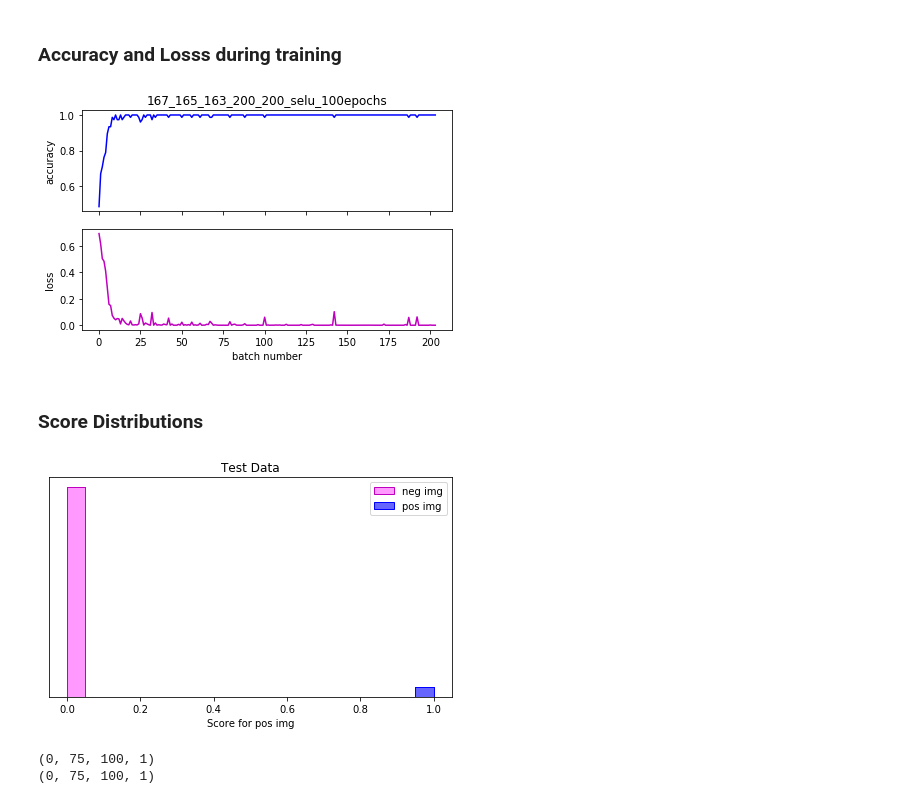
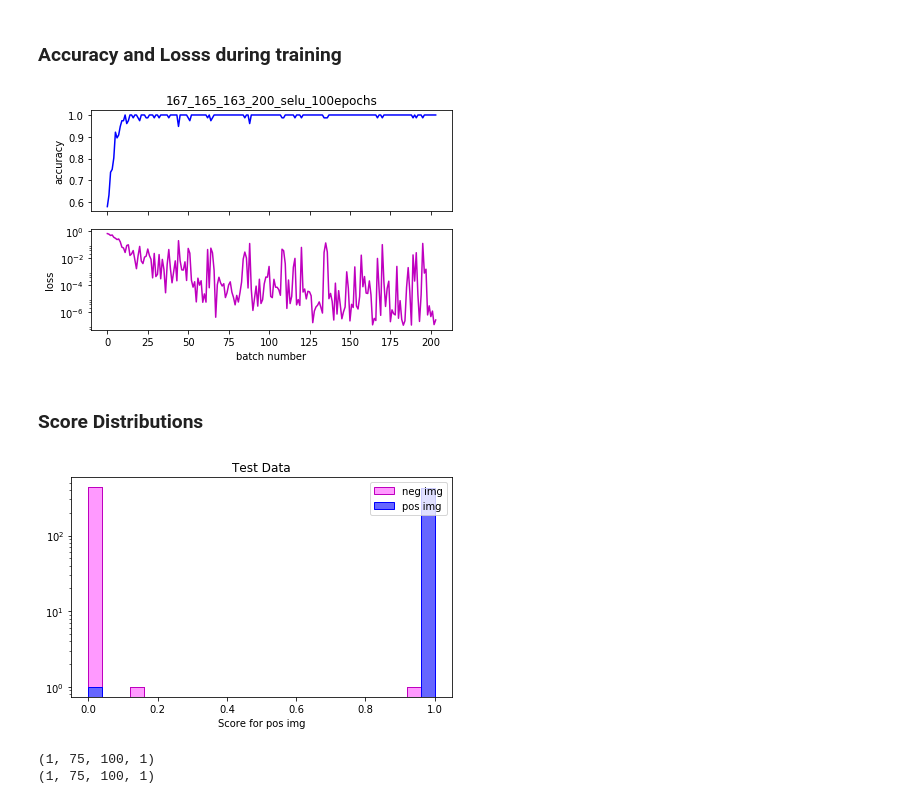
Before and after one commit to jamenne/WindingControl, a Jupyter notebook: WindingControlTraining.ipynb, the cells around one changed output. Saved outputs shown, nothing was run; the diff lists cells and outputs as text; code cells hidden in the pictures.

Commit message:
train net with just 1 fully connected layer

```diff
--- a/WindingControlTraining.ipynb
+++ b/WindingControlTraining.ipynb
@@ -295,13 +301,8 @@ model.add(Dense(200, activation='selu', kernel_initializer=RandomNormal(mean=0,
 model.add(Dropout(0.2))
 mult_shape4 = np.prod(model.layers[8].output_shape[1:])
 
-#Second Fully connected layer
-model.add(Dense(200, activation='selu', kernel_initializer=RandomNormal(mean=0, stddev=1/mult_shape4)))
-model.add(Dropout(0.2))
-mult_shape5 = np.prod(model.layers[10].output_shape[1:])
-
 #Output layer
-model.add(Dense(1, activation='sigmoid', kernel_initializer=RandomNormal(mean=0, stddev=1/mult_shape5)))
+model.add(Dense(1, activation='sigmoid', kernel_initializer=RandomNormal(mean=0, stddev=1/mult_shape4)))
 # %%
 model.summary()
 
@@ -385,14 +386,14 @@ ax[1].set_xlabel('batch number')
 ax[0].set_ylabel('accuracy')
 ax[1].set_ylabel('loss')
 
-#ax[1].set_yscale('log')
+ax[1].set_yscale('log')
 
-ax[0].set_title('167_165_163_200_200_selu_100epochs')
+ax[0].set_title('167_165_163_200_selu_100epochs')
 
 plt.tight_layout()
-plt.savefig('../Data/2017-09-10/167_165_163_200_200_selu_100epochs/LossAcc::{}.png'.format(every_item))
+plt.savefig('../Data/2017-09-11/167_165_163_200_selu_100epochs/LossAccLog::{}.png'.format(every_item))
 # %% [output]
-[figure, old version]
+[figure, new version]
 # %% [markdown]
 ### Score Distributions
 # %%
@@ -422,26 +423,26 @@ score_neg = probs[label_pos == 0]
 # %%
 fig, ax = plt.subplots()
 
-binsize = 0.05
+binsize = 0.04
 bins = np.arange(0, 1 + binsize, binsize)
 
 ax.hist(score_neg, bins=bins, histtype='stepfilled', linewidth=1, edgecolor='m', color='#ff99ff', label='neg img')
 ax.hist(score_pos, bins=bins, histtype='stepfilled', linewidth=1, edgecolor='b', color='#6666ff', label='pos img')
 
 ax.hist(score_neg, bins=bins, histtype='step', linewidth=1, linestyle='-', edgecolor='m')
 ax.hist(score_pos, bins=bins, histtype='step', linewidth=1, linestyle='-',edgecolor='b')
 
 ax.set_xlabel("Score for pos img")
 ax.set_yscale('log')
 
 ax.legend(loc='best')
 
 plt.title('Test Data')
 
 plt.tight_layout()
-plt.savefig('../Data/2017-09-10/167_165_163_200_200_selu_100epochs/ScoreDistributionOnTestData_{}.png'.format(binsize))
+plt.savefig('../Data/2017-09-11/167_165_163_200_selu_100epochs/ScoreDistributionOnTestData_{}.png'.format(binsize))
 # %% [output]
-[figure, old version]
+[figure, new version]
 # %%
 # positive images below 0.5
 img_pos = X_test_norm[label_pos == 1]
@@ -455,8 +456,8 @@ img_neg_false = img_neg[score_neg > 0.5]
 score_neg_false = score_neg[score_neg > 0.5]
 print(img_neg_false.shape)
 # %% [output]
-(0, 75, 100, 1)
-(0, 75, 100, 1)
+(1, 75, 100, 1)
+(1, 75, 100, 1)
 # %%
 ## wrongly classified pics:
 
```
Also changed, not shown: parts of 9 cells of this notebook.
